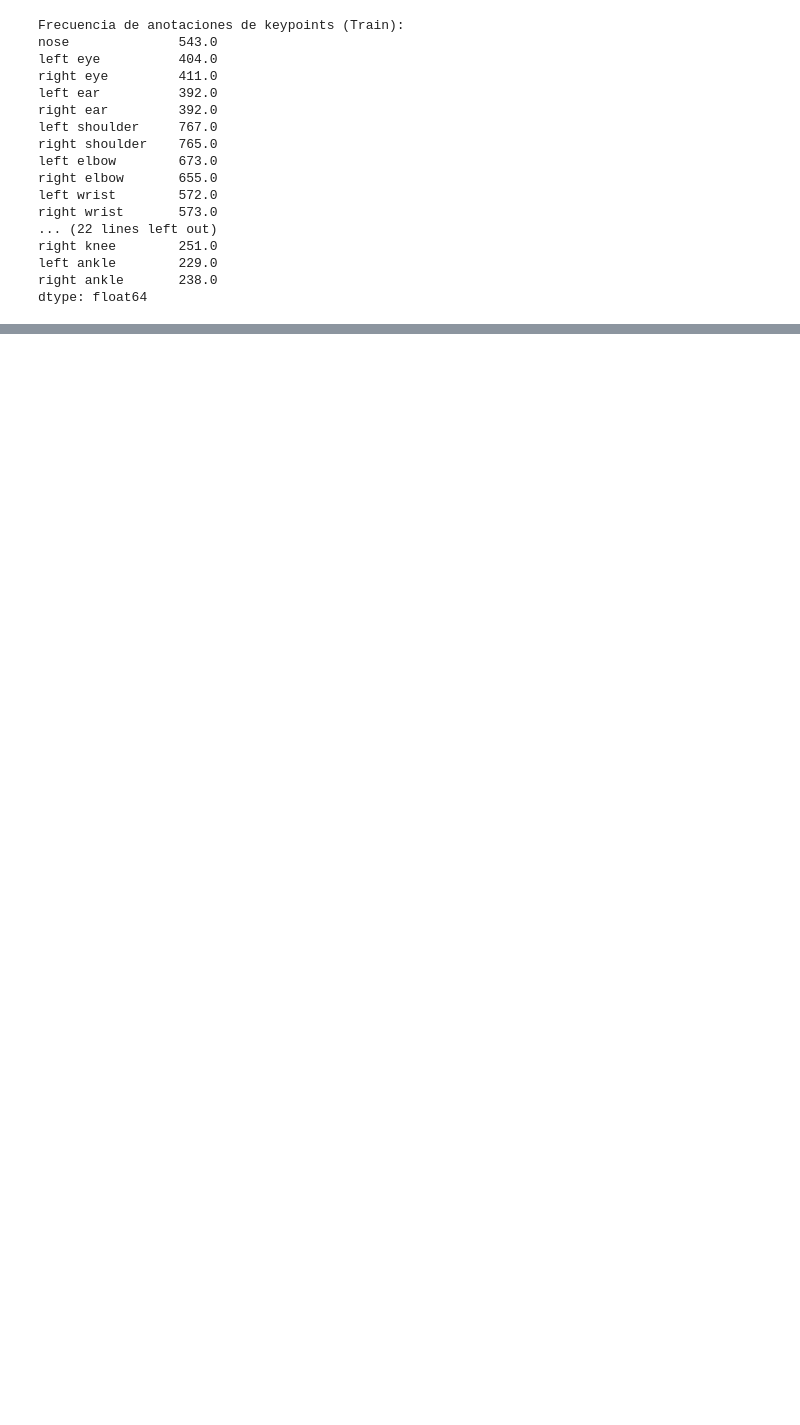
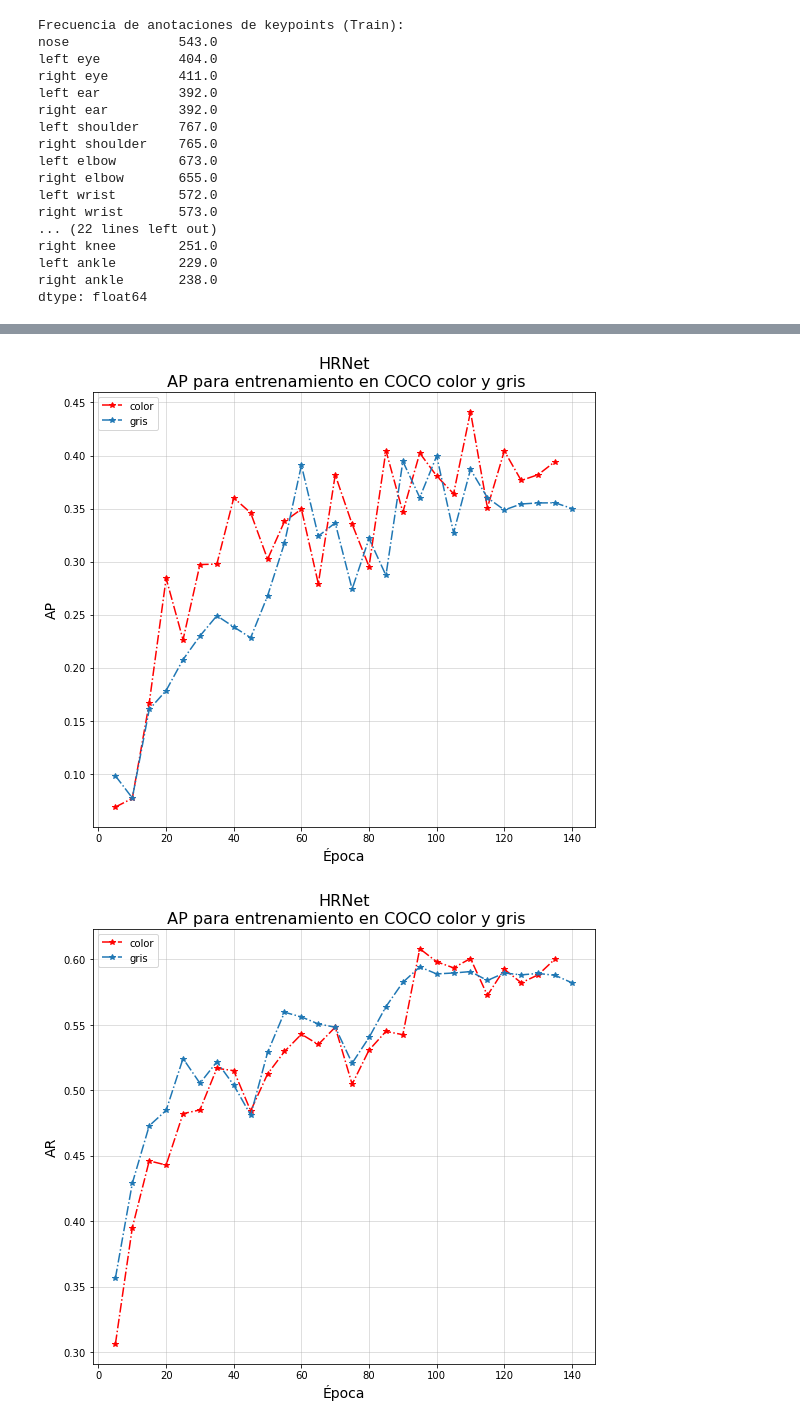
Before and after one commit to jsmithdlc/CenterNet-ThermalPose, a Jupyter notebook: src/pretty_plotts.ipynb, the cells around one changed output, grey strips where cells are left out. Saved outputs shown, nothing was run; the diff lists cells and outputs as text; code cells hidden in the pictures; blank space fills up the shorter version.

```diff
--- a/src/pretty_plotts.ipynb
+++ b/src/pretty_plotts.ipynb
@@ -172,0 +278,6 @@ dtype: float64
+# %%
+plot_score_diff_domains(scores,"AP","hrnet")
+plot_score_diff_domains(scores,"AR","hrnet")
+# %% [output]
+[figure, added]
+[figure, added]
```
Also changed, not shown: parts of 13 cells of this notebook, 31 other files.
